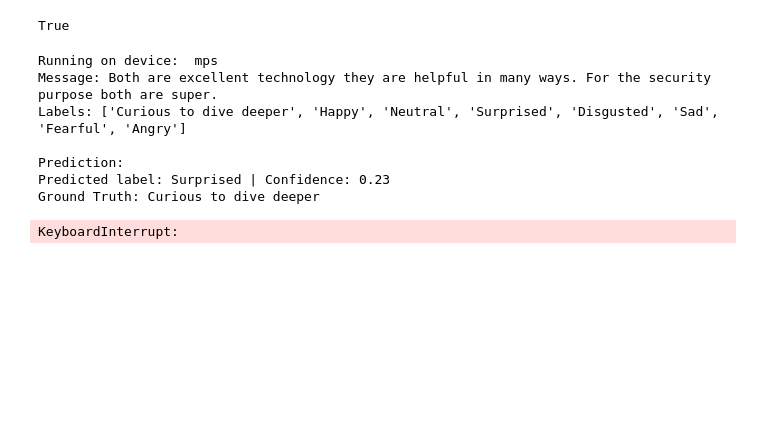
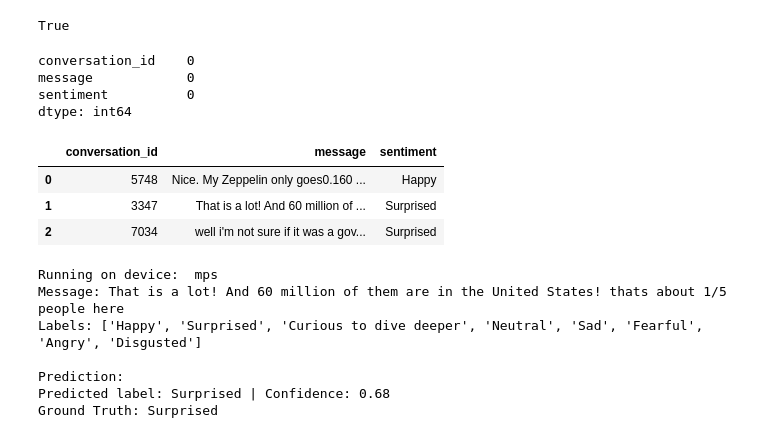
Before and after one commit to Rzi98/llm-tasks, a Jupyter notebook: src/sentiment-analysis/bartMNLI.ipynb, the cells around one changed output. Drawn from its saved outputs; the diff is of its cells as text; code cells hidden in the pictures; blank space fills up the shorter version.

```diff
--- a/src/sentiment-analysis/bartMNLI.ipynb
+++ b/src/sentiment-analysis/bartMNLI.ipynb
@@ -98,6 +10,23 @@ import torch
 torch.backends.mps.is_built()
 # %% [output]
 True
+# %%
+import pandas as pd
+
+df =  pd.read_csv('../../data/test.csv')
+
+print(df.isnull().sum())
+
+df.head(3)
+# %% [output]
+conversation_id    0
+message            0
+sentiment          0
+dtype: int64
+|  | conversation_id | message | sentiment |
+| 0 | 5748 | Nice. My Zeppelin only goes0.160 ... | Happy |
+| 1 | 3347 | That is a lot! And 60 million of ... | Surprised |
+| 2 | 7034 | well i'm not sure if it was a gov... | Surprised |
 # %%
 # Load model directly
 from transformers import AutoTokenizer, AutoModelForSequenceClassification, pipeline
@@ -144,12 +73,12 @@ print(f"Predicted label: {res['labels'][0]} | Confidence: {res['scores'][0]:.2f}
 print(f"Ground Truth: {ground_truth}")
 # %% [output]
 Running on device:  mps
-Message: Both are excellent technology they are helpful in many ways. For the security purpose both are super.
-Labels: ['Curious to dive deeper', 'Happy', 'Neutral', 'Surprised', 'Disgusted', 'Sad', 'Fearful', 'Angry']
+Message: That is a lot! And 60 million of them are in the United States! thats about 1/5 people here
+Labels: ['Happy', 'Surprised', 'Curious to dive deeper', 'Neutral', 'Sad', 'Fearful', 'Angry', 'Disgusted']
 
 Prediction:
-Predicted label: Surprised | Confidence: 0.23
-Ground Truth: Curious to dive deeper
+Predicted label: Surprised | Confidence: 0.68
+Ground Truth: Surprised
 # %%
 import os
 from sklearn.metrics import confusion_matrix, classification_report
@@ -203,9 +135,3 @@ def load_and_evaluate(output_file: Path):
 
     print("Classification Report:\n")
     print(classification_report(y_true, y_pred, target_names=y_labels))
-# %%
-evaluate_and_save_batches(df, classifier, batch_size=1500, output_file=savepath)
-
-load_and_evaluate(output_file=savepath)
-# %% [output]
-KeyboardInterrupt:
```
Also changed, not shown: parts of 15 cells of this notebook, 16 other files.
